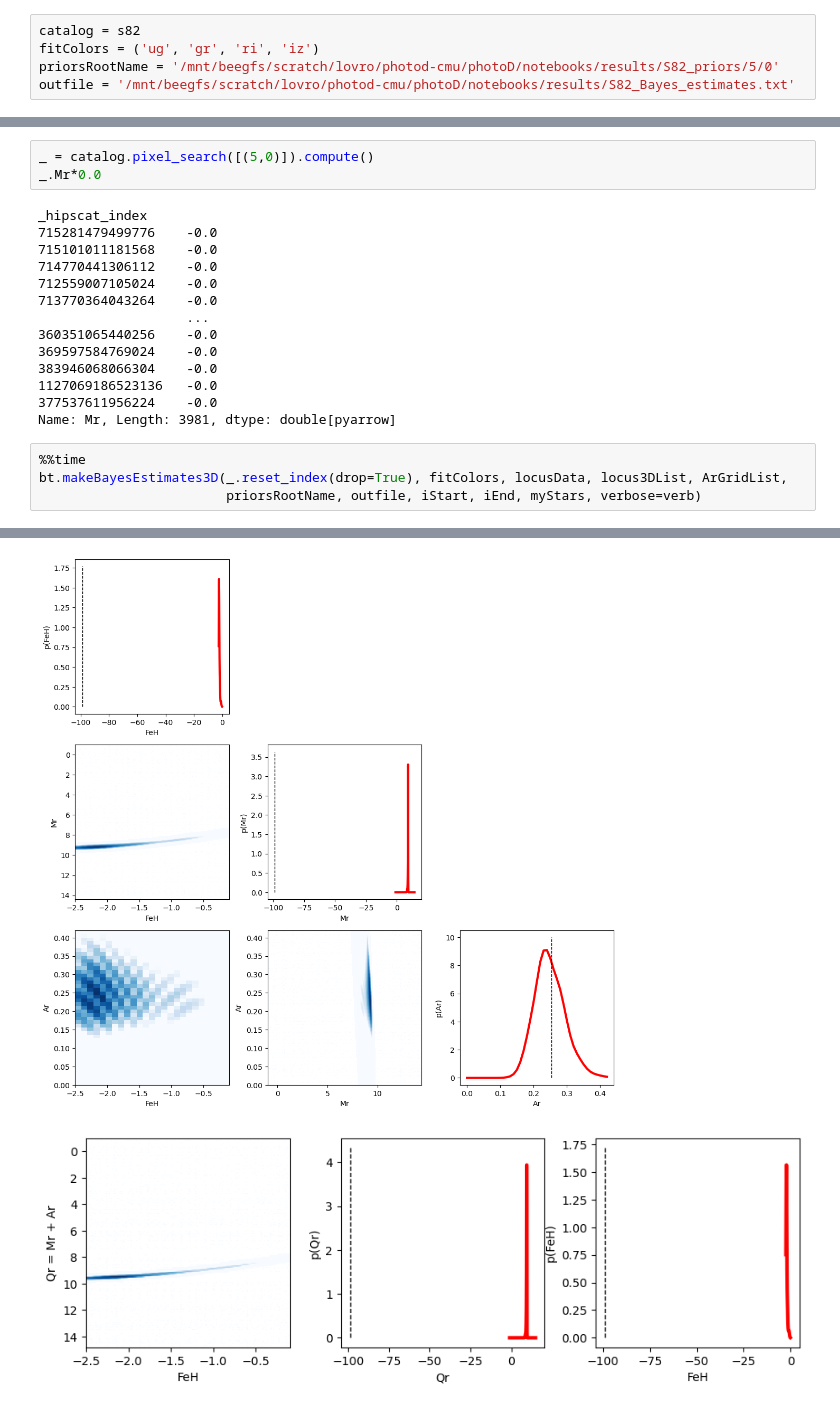
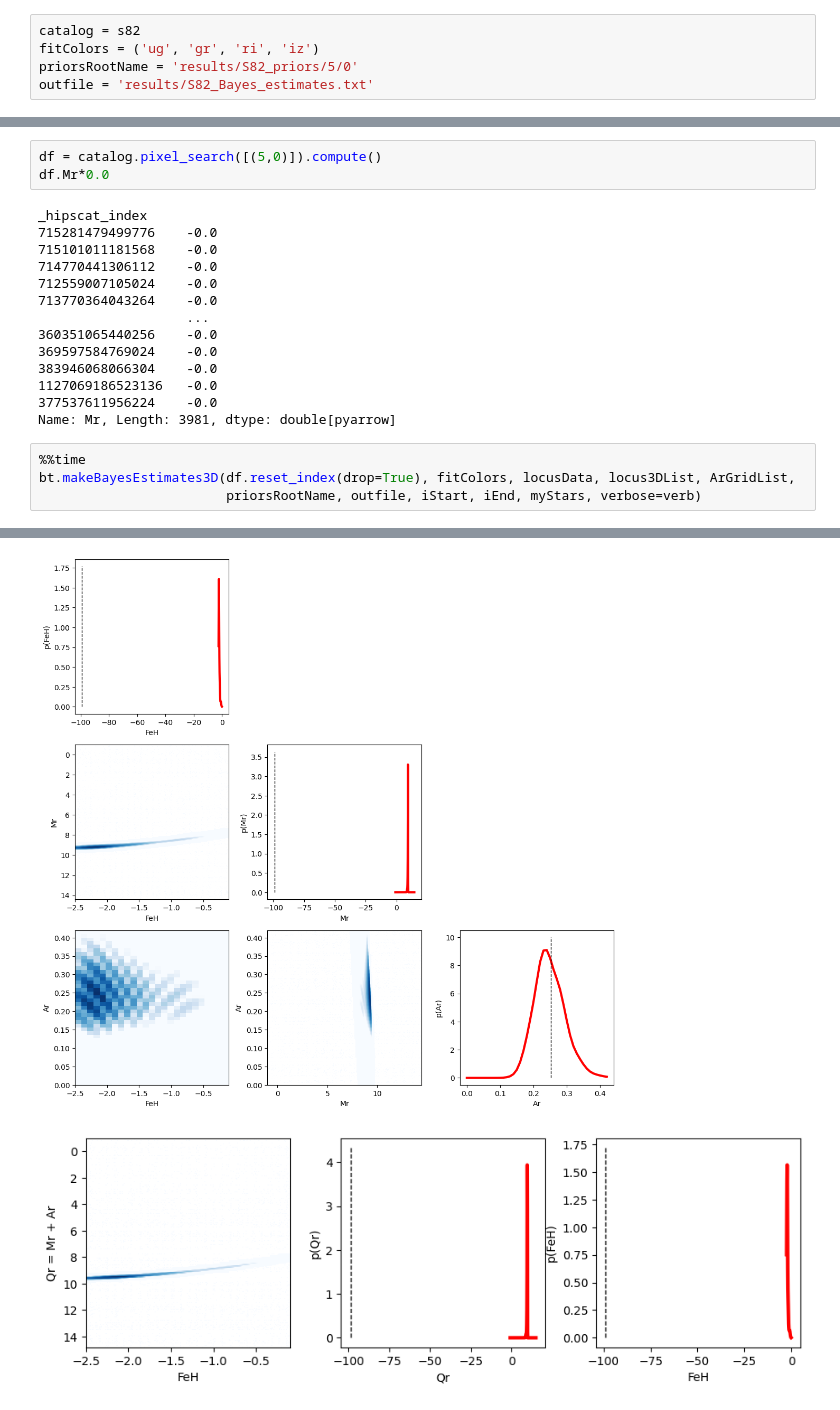
Before and after one commit to labastro-rbi/photoD, a Jupyter notebook: notebooks/exampleBayesMethod3D-lite.ipynb, the cells around one changed output, grey strips where cells are left out. Saved outputs shown, nothing was run; the diff lists cells and outputs as text.

Commit message:
Update paths in notebooks

```diff
--- a/notebooks/exampleBayesMethod3D-lite.ipynb
+++ b/notebooks/exampleBayesMethod3D-lite.ipynb
@@ -83,8 +105,8 @@ Process data...
 # %%
 catalog = s82
 fitColors = ('ug', 'gr', 'ri', 'iz')
-priorsRootName = '/mnt/beegfs/scratch/lovro/photod-cmu/photoD/notebooks/results/S82_priors/5/0'
-outfile = '/mnt/beegfs/scratch/lovro/photod-cmu/photoD/notebooks/results/S82_Bayes_estimates.txt'
+priorsRootName = 'results/S82_priors/5/0'
+outfile = 'results/S82_Bayes_estimates.txt'
 # %% [markdown]
 Make 3D locus list with three ArGrid limits and resolutions.
 # %%
@@ -98,8 +120,8 @@ iEnd = 250 # if<0: do all stars
 myStars = [10, 233] # no plots
 verb=True
 # %%
-_ = catalog.pixel_search([(5,0)]).compute()
-_.Mr*0.0
+df = catalog.pixel_search([(5,0)]).compute()
+df.Mr*0.0
 # %% [output]
 _hipscat_index
 715281479499776    -0.0
@@ -116,34 +138,34 @@ _hipscat_index
 Name: Mr, Length: 3981, dtype: double[pyarrow]
 # %%
 %%time
-bt.makeBayesEstimates3D(_.reset_index(drop=True), fitColors, locusData, locus3DList, ArGridList,
+bt.makeBayesEstimates3D(df.reset_index(drop=True), fitColors, locusData, locus3DList, ArGridList,
                         priorsRootName, outfile, iStart, iEnd, myStars, verbose=verb)
 # %% [output]
 Mr1d= -1.0 14.4 155
 MrBright, MrFaint= -1.0 14.4
 working on star 0
 pts: 25 155
 You are setting values through chained assignment. Currently this works in certain cases, but when using Copy-on-Write (which will become the default behaviour in pandas 3.0) this will never work to u ...
 A typical example is when you are setting values in a column of a DataFrame, like:
 
 df["col"][row_indexer] = value
 
 Use `df.loc[row_indexer, "col"] = values` instead, to perform the assignment in a single step and ensure this keeps updating the original `df`.
 
 See the caveats in the documentation: https://pandas.pydata.org/pandas-docs/stable/user_guide/indexing.html#returning-a-view-versus-a-copy
 
   catalog['chi2min'][i] = np.min(chi2map)
 You are setting values through chained assignment. Currently this works in certain cases, but when using Copy-on-Write (which will become the default behaviour in pandas 3.0) this will never work to u ...
 A typical example is when you are setting values in a column of a DataFrame, like:
 ... (54 lines left out)
 
 See the caveats in the documentation: https://pandas.pydata.org/pandas-docs/stable/user_guide/indexing.html#returning-a-view-versus-a-copy
 
   catalog['ArdS'][i] = Entropy(margpostAr[2]) - Entropy(margpostAr[0])
 [figure]
 [figure]
-[figure, old version]
+[figure, new version]
-[figure, old version]
+[figure, new version]
 You are setting values through chained assignment. Currently this works in certain cases, but when using Copy-on-Write (which will become the default behaviour in pandas 3.0) this will never work to u ...
 A typical example is when you are setting values in a column of a DataFrame, like:
 
```
Also changed, not shown: parts of 4 cells of this notebook, 1 other file.
